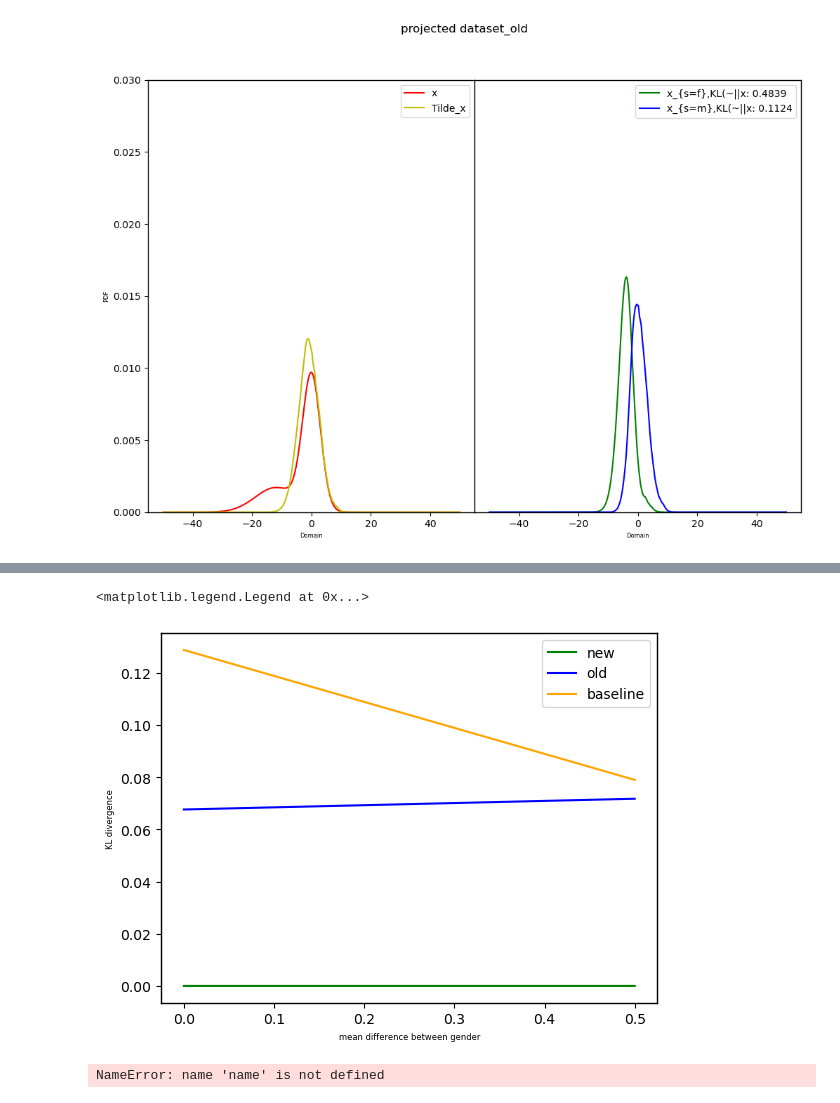
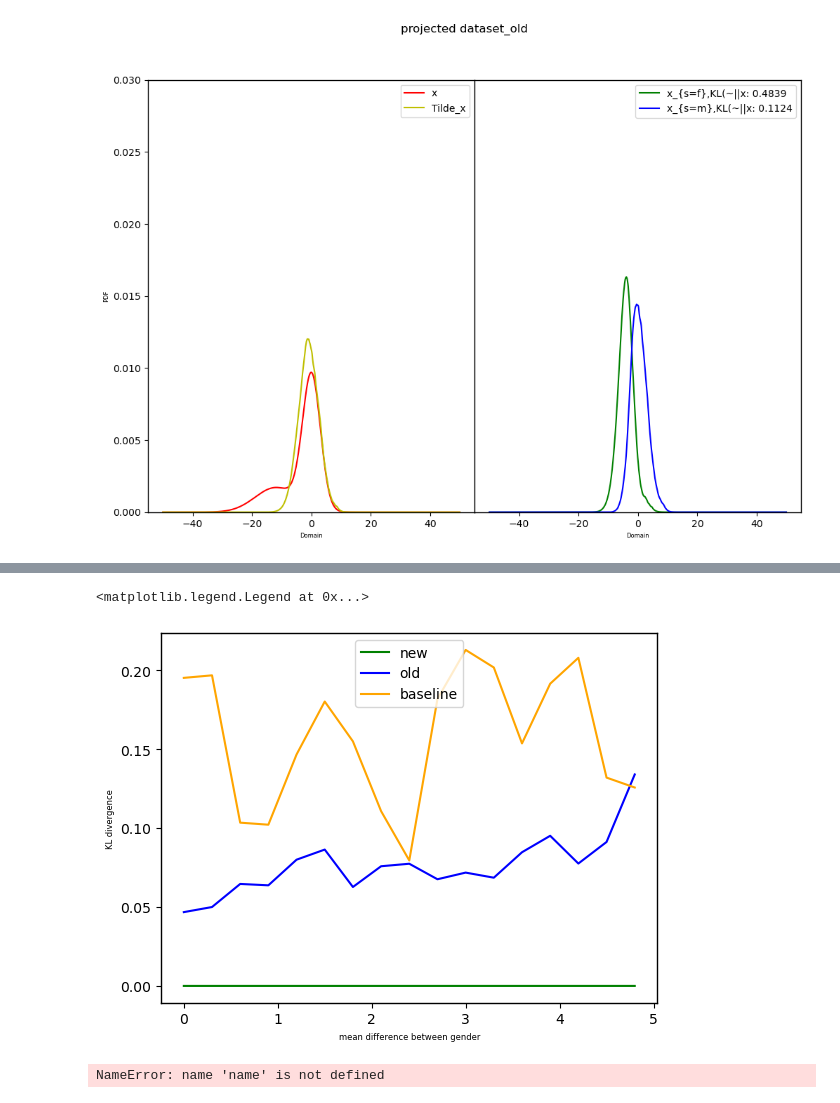
Before and after one commit to Quan-Zhou/OT_Debiasing, a Jupyter notebook: new.ipynb, the cells around one changed output, grey strips where cells are left out. Drawn from its saved outputs; the diff is of its cells as text; code cells hidden in the pictures.

```diff
--- a/new.ipynb
+++ b/new.ipynb
@@ -380,7 +360,7 @@ dist['t_x']
 mean_kl_new=[]
 mean_kl_old=[]
 mean_kl_base=[]
-for mean in np.arange(0, 1, 0.5):
+for mean in np.arange(0, 5, 0.3):
 
     para['X_m_mean']=para['X_f_mean']+mean
     dist['x_m']=[Gaussian_pdf(x,'X_m',para)*width for x in x_range]
@@ -451,13 +453,13 @@ entropy: 6.820428479636099
 # %%
-plt.plot(np.arange(0, 1, 0.5),mean_kl_new,label='new',color='green')
-plt.plot(np.arange(0, 1, 0.5),mean_kl_old,label='old',color='blue')
-plt.plot(np.arange(0, 1, 0.5),mean_kl_base,label='baseline',color='orange')
+plt.plot(np.arange(0, 5, 0.3),mean_kl_new,label='new',color='green')
+plt.plot(np.arange(0, 5, 0.3),mean_kl_old,label='old',color='blue')
+plt.plot(np.arange(0, 5, 0.3),mean_kl_base,label='baseline',color='orange')
 plt.ylabel('KL divergence')
 plt.xlabel('mean difference between gender')
 plt.legend()
 # %% [output]
 <matplotlib.legend.Legend at 0x...>
-[figure, old version]
+[figure, new version]
 # %%
 from scipy.stats import norm
 # %%
```
Also changed, not shown: parts of 2 cells of this notebook.
